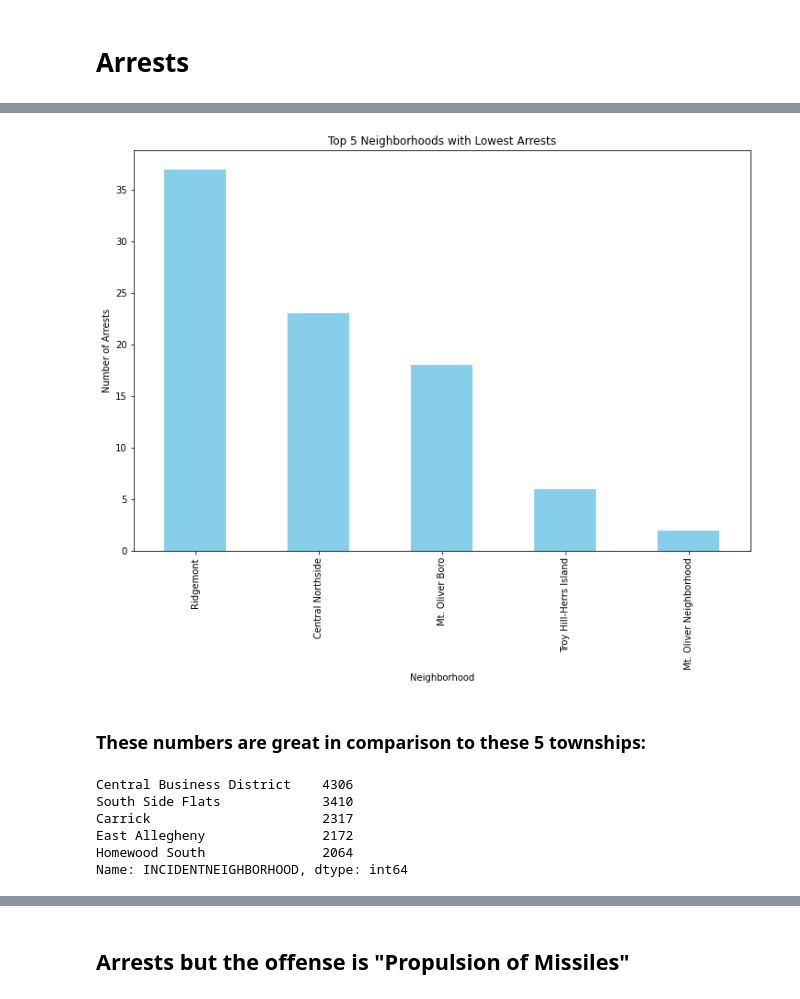
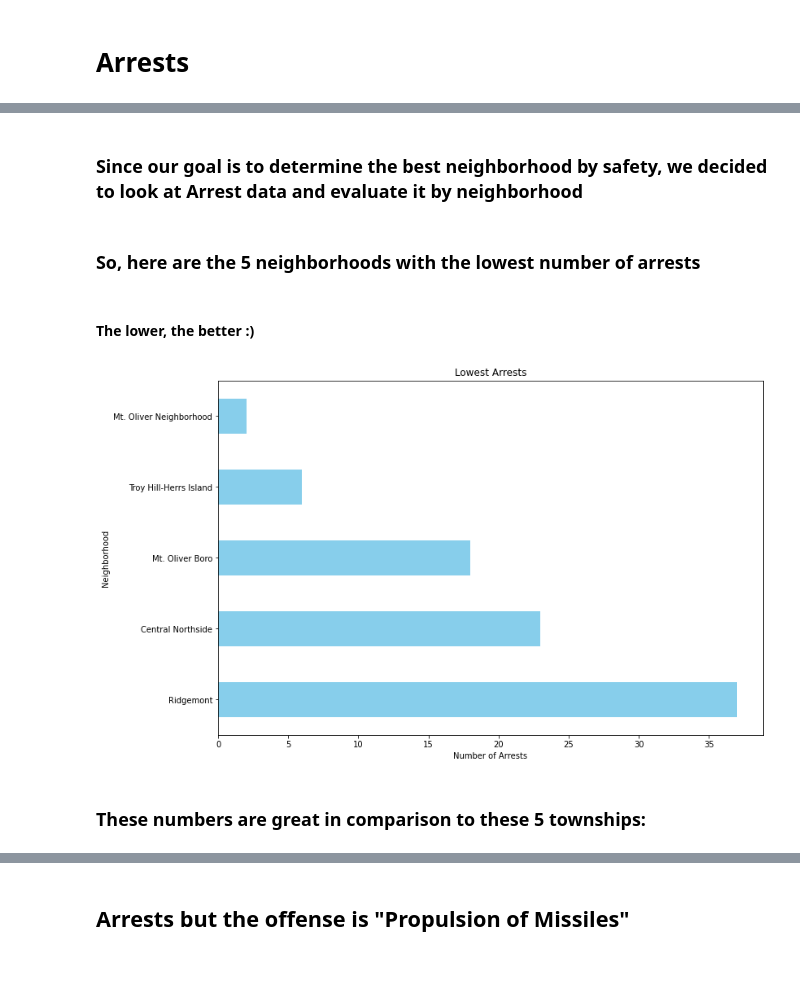
Before and after one commit to haydenagh/CMPINF0010-FINAL, a Jupyter notebook: Final.ipynb, the cells around one changed output, grey strips where cells are left out. Saved outputs shown, nothing was run; the diff lists cells and outputs as text; code cells hidden in the pictures; blank space fills up the shorter version.

```diff
--- a/Final.ipynb
+++ b/Final.ipynb
@@ -54,26 +48,23 @@ Index(['id', 'name', 'equipment_type', 'manufacturer', 'safety_surface_type',
+# %% [markdown]
+### Since our goal is to determine the best neighborhood by safety, we decided to look at Arrest data and evaluate it by neighborhood
+# %% [markdown]
+### So, here are the 5 neighborhoods with the lowest number of arrests
+# %% [markdown]
+#### The lower, the better :)
 # %%
 # Group the data by neighborhood and count the number of arrests in each neighborhood
 neighborhood_arrests = arrestData['INCIDENTNEIGHBORHOOD'].value_counts()
 
 # Display the bottom 5 neighborhoods with the lowest number of arrests
 bottom_neighborhoods = neighborhood_arrests.tail(5)
 
 plt.figure(figsize=(12, 8))
-bottom_neighborhoods.plot(kind='bar', color='skyblue')
-plt.title('Top 5 Neighborhoods with Lowest Arrests')
-plt.xlabel('Neighborhood')
-plt.ylabel('Number of Arrests')
+bottom_neighborhoods.plot(kind='barh', color='skyblue')
+plt.title('Lowest Arrests')
+plt.xlabel('Number of Arrests')
+plt.ylabel('Neighborhood')
 plt.show()
 # %% [output]
-[figure, old version]
+[figure, new version]
 # %% [markdown]
 ### These numbers are great in comparison to these 5 townships:
-# %%
-neighborhood_arrests.head(5)
-# %% [output]
-Central Business District    4306
-South Side Flats             3410
-Carrick                      2317
-East Allegheny               2172
-Homewood South               2064
-Name: INCIDENTNEIGHBORHOOD, dtype: int64
```
Also changed, not shown: parts of 32 cells of this notebook, 1 other file.
